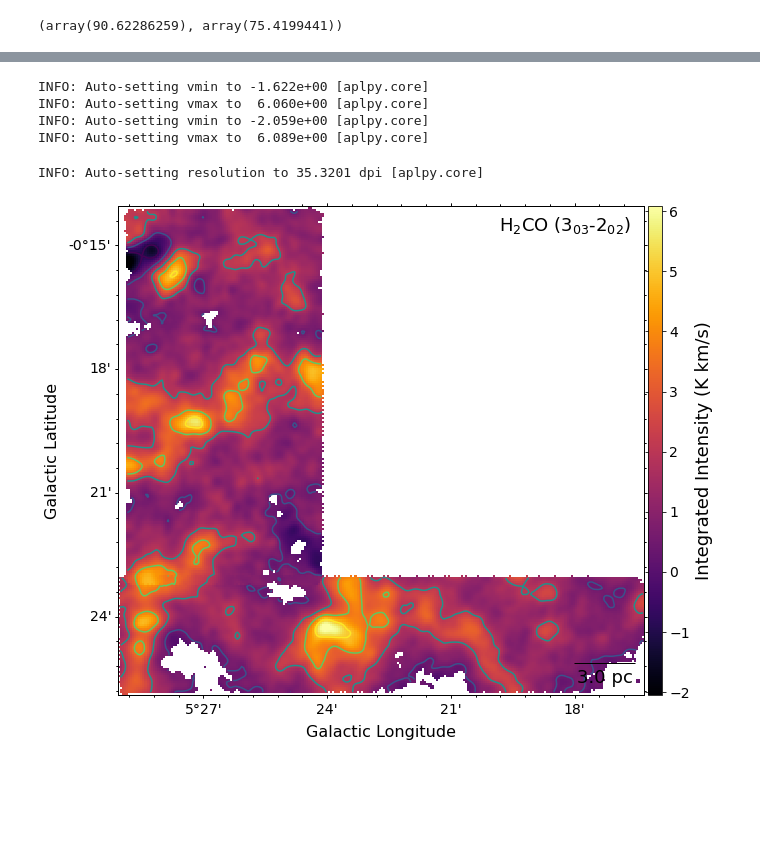
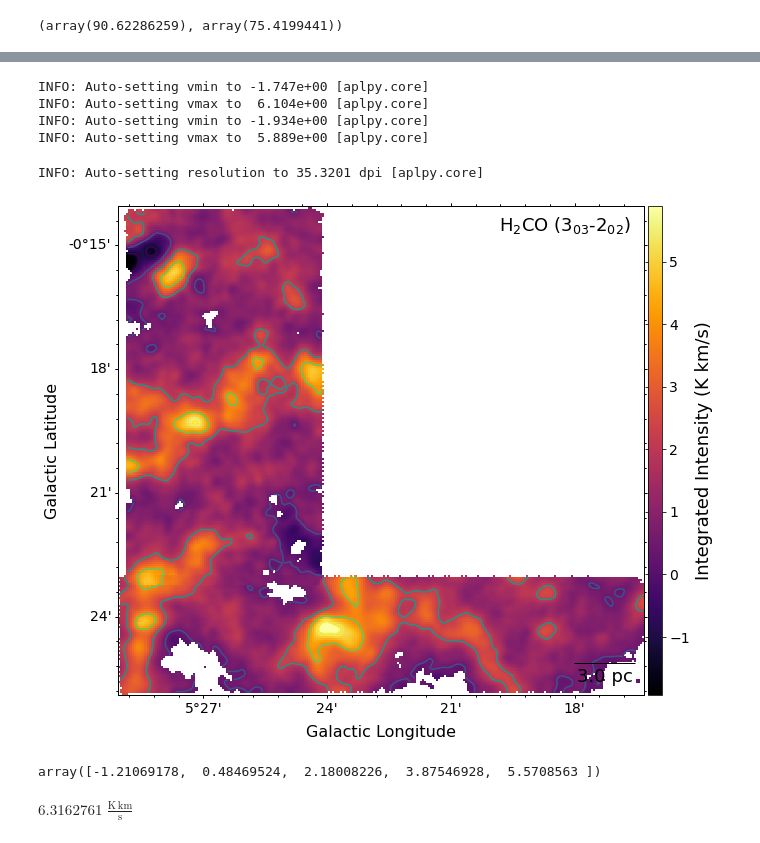
Before and after one commit to SpacialTree/clouds-g5-b1, a Jupyter notebook: NewMomentMaps.ipynb, the cells around one changed output, grey strips where cells are left out. Saved outputs shown, nothing was run; the diff lists cells and outputs as text; code cells hidden in the pictures; blank space fills up the shorter version.

```diff
--- a/NewMomentMaps.ipynb
+++ b/NewMomentMaps.ipynb
@@ -375,24 +437,32 @@ INFO: Auto-setting vmax to  1.135e-01 [aplpy.core]
 # %%
 cube25_0 = cube_25.with_mask(mask_25).spectral_slab(-5*u.km / u.second, 200*u.km/u.second).moment0()
 cube25_0.quicklook()
 cube25_0.FITSFigure.show_colorscale(cmap='inferno')
 cube25_0.FITSFigure.colorbar.set_axis_label_text('Integrated Intensity (K km/s)')
-cube25_0.FITSFigure.show_contour(cube25_0.hdu, returnlevels=True)
+levs_25 = cube25_0.FITSFigure.show_contour(cube25_0.hdu, returnlevels=True)
 cube25_0.FITSFigure.colorbar.set_axis_label_font(size=18)
 cube25_0.FITSFigure.colorbar.set_font(size=14)
 cube25_0.FITSFigure.axis_labels.set_font(size=16)
 cube25_0.FITSFigure.tick_labels.set_font(size=14)
 cube25_0.FITSFigure.add_label(0.85, 0.96, "H$_2$CO (3$_{03}$-2$_{02}$)", relative=True, size=18)
 cube25_0.FITSFigure.add_scalebar(ang, color='black', size=18)
 cube25_0.FITSFigure.scalebar.set_label(m)
 cube25_0.FITSFigure.savefig('/orange/adamginsburg/cmz/g5/code/plots/mom0_25-new.pdf')
 # %% [output]
-INFO: Auto-setting vmin to -1.622e+00 [aplpy.core]
-INFO: Auto-setting vmax to  6.060e+00 [aplpy.core]
-INFO: Auto-setting vmin to -2.059e+00 [aplpy.core]
-INFO: Auto-setting vmax to  6.089e+00 [aplpy.core]
+INFO: Auto-setting vmin to -1.747e+00 [aplpy.core]
+INFO: Auto-setting vmax to  6.104e+00 [aplpy.core]
+INFO: Auto-setting vmin to -1.934e+00 [aplpy.core]
+INFO: Auto-setting vmax to  5.889e+00 [aplpy.core]
 INFO: Auto-setting resolution to 35.3201 dpi [aplpy.core]
-[figure, old version]
+[figure, new version]
+# %%
+levs_25
+# %% [output]
+array([-1.21069178,  0.48469524,  2.18008226,  3.87546928,  5.5708563 ])
+# %%
+np.nanmax(cube25_0)
+# %% [output]
+$6.3162761 \; \mathrm{\frac{K\,km}{s}}$
 # %%
 cube25_max = cube_25.with_mask(mask_25).spectral_slab(-5*u.km / u.second, 200*u.km/u.second).max(axis=0)
 cube25_max.quicklook()
```
Also changed, not shown: parts of 35 cells of this notebook, 3 other files.
